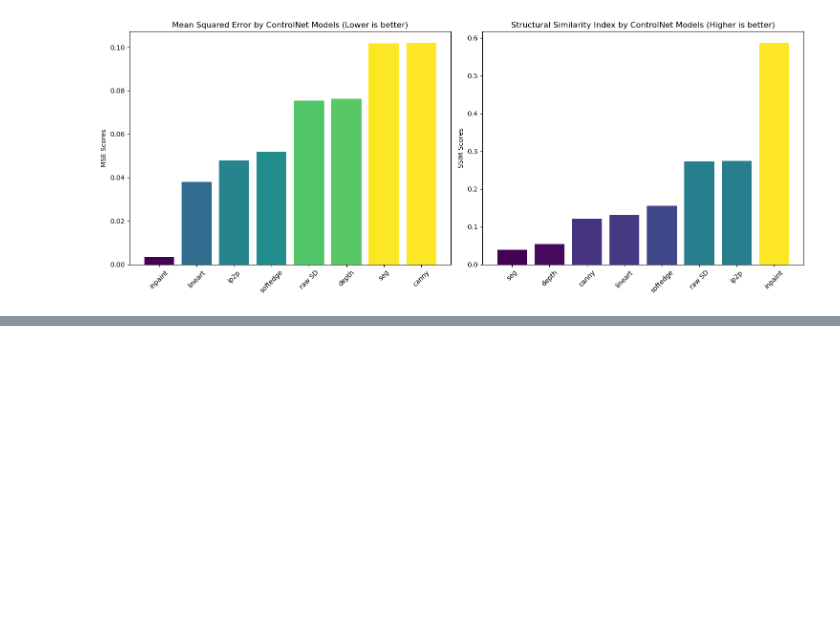
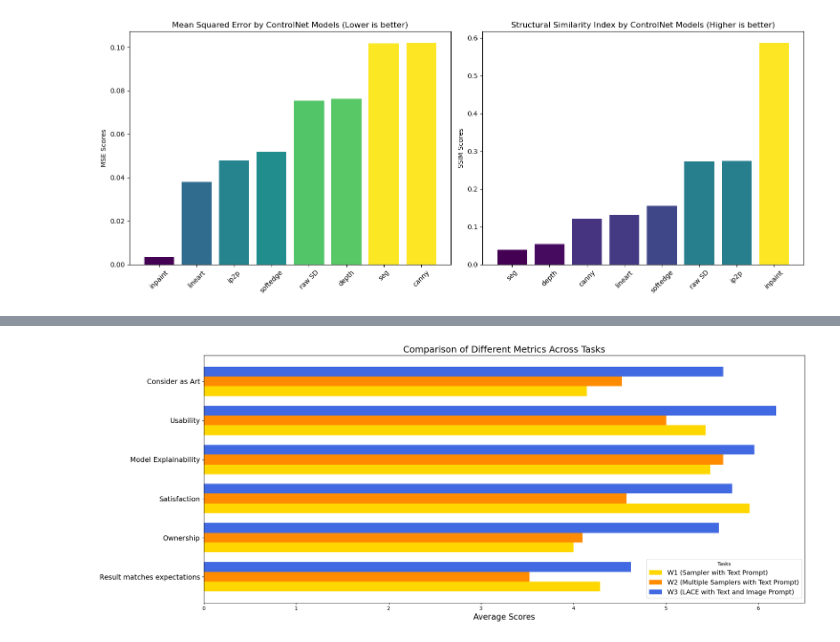
Before and after one commit to iamkaikai/LACE, a Jupyter notebook: analysis/Encoder analysis/plot.ipynb, the cells around one changed output, grey strips where cells are left out. Drawn from its saved outputs; the diff is of its cells as text; code cells hidden in the pictures; blank space fills up the shorter version.

```diff
--- a/analysis/Encoder analysis/plot.ipynb
+++ b/analysis/Encoder analysis/plot.ipynb
@@ -220,0 +237,19 @@ plot_metrics_with_colors_and_annotations(mse_values, ssim_values, labels)
+# %%
+csv_file_path = 'LACE-Responses.csv'
+df = pd.read_csv(csv_file_path)
+col_name_index_pairs = {name: index for index, name in enumerate(df.columns)}
+# %%
+cols_to_convert = [
+    'How many minutes do you think Task 1 took to complete?',
+    'How many minutes do you think Task 2 took to complete?',
+    'How many minutes do you think Task 3 took to complete?'
+]
+
+# Direct conversion for already numeric 'minutes' fields
+for col in cols_to_convert:
+    df[col] = pd.to_numeric(df[col], errors='coerce')
+
+# Applying conversion for actual time cols which are in 'MM:SS' format
+time_cols = ['Task 1 - Time', 'Task 2 - Time', 'Task 3 - Time']
+for col in time_cols:
+    df[col] = df[col].apply(convert_seconds_to_minutes)
@@ -220,0 +276,58 @@ plot_metrics_with_colors_and_annotations(mse_values, ssim_values, labels)
+# %%
+import matplotlib.pyplot as plt
+import numpy as np
+
+tasks = ['W1 (Sampler with Text Prompt)', 'W2 (Multiple Samplers with Text Prompt)', 'W3 (LACE with Text and Image Prompt)']
+t1_satisfied_df = df.iloc[:,7]
+t2_satisfied_df = df.iloc[:,14]
+t3_satisfied_df = df.iloc[:,21]
+t1_ownership_df = df.iloc[:,8]
+t2_ownership_df = df.iloc[:,15]
+t3_ownership_df = df.iloc[:,22]
+t1_divergence_df = df.iloc[:,9]
+t2_divergence_df = df.iloc[:,16]
+t3_divergence_df = df.iloc[:,23]
+t1_explainability_df = df.iloc[:,10]
+t2_explainability_df = df.iloc[:,17]
+t3_explainability_df = df.iloc[:,24]
+t1_usability_df = df.iloc[:,11]
+t2_usability_df = df.iloc[:,18]
+t3_usability_df = df.iloc[:,25]
+t1_art_df = df.iloc[:,12]
+t2_art_df = df.iloc[:,19]
+t3_art_df = df.iloc[:,26]
+
+t1_df = [t1_divergence_df.mean(), t1_ownership_df.mean(), t1_satisfied_df.mean(), t1_explainability_df.mean(), t1_usability_df.mean(), t1_art_df.mean()]
+t2_df = [t2_divergence_df.mean(), t2_ownership_df.mean(), t2_satisfied_df.mean(), t2_explainability_df.mean(), t2_usability_df.mean(), t2_art_df.mean()]
+t3_df = [t3_divergence_df.mean(), t3_ownership_df.mean(), t3_satisfied_df.mean(), t3_explainability_df.mean(), t3_usability_df.mean(), t3_art_df.mean()]
+
+# Define the positions for the groups
+metrics = ['Result matches expectations', 'Ownership', 'Satisfaction', 'Model Explainability', 'Usability', 'Consider as Art']
+averages = [t1_df, t2_df, t3_df]
+colors = ['gold', 'darkorange', 'royalblue']
+
+# Define the positions for the tasks
+task_positions = np.arange(len(metrics))
+
+# Set the width of each bar
+bar_width = 0.25  # Adjust width to fit your style
+
+# Create a plot
+fig, ax = plt.subplots(figsize=(20, 8))
+
+# Plot horizontal bars for each task
+for i, (task, avg, color) in enumerate(zip(tasks, averages, colors)):
+    offset = (i - len(tasks) / 2) * bar_width + bar_width / 2
+    ax.barh(task_positions + offset, avg, height=bar_width, label=task, color=color)
+
+# Set the y-labels, title, and legend
+ax.set_yticks(task_positions)
+ax.set_yticklabels(metrics, fontsize=14)
+ax.set_xlabel('Average Scores', fontsize=16)
+ax.set_title('Comparison of Different Metrics Across Tasks', fontsize=18)
+ax.legend(loc='upper right', bbox_to_anchor=(1, 0.19), title='Tasks', fontsize=13)
+
+plt.tight_layout()
+plt.show()
+# %% [output]
+[figure, added]
```
Also changed, not shown: parts of 10 cells of this notebook, 1 other file.
